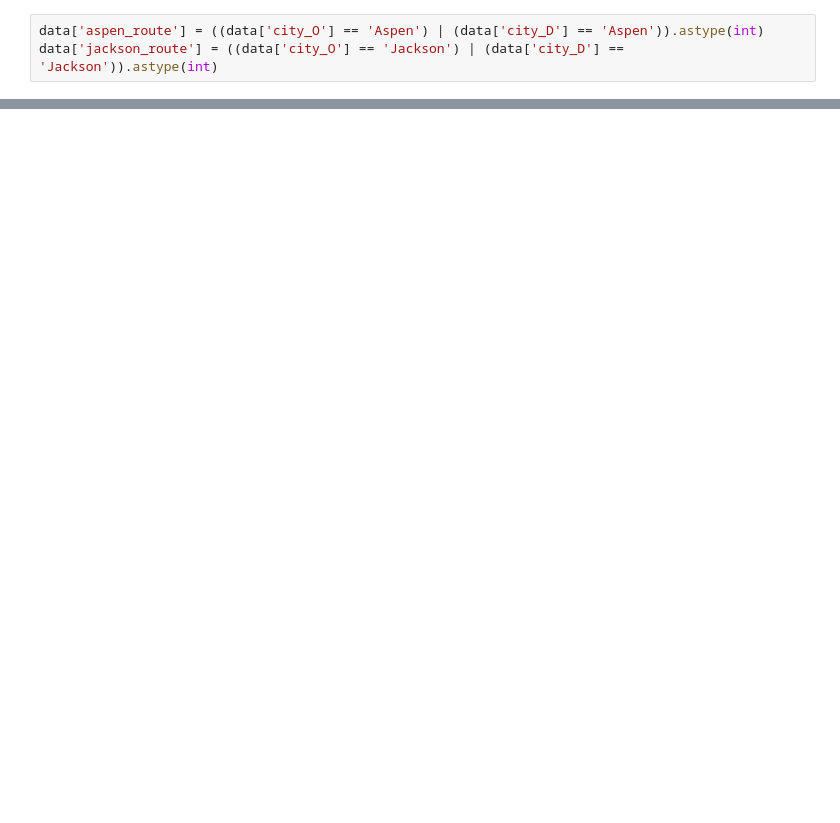
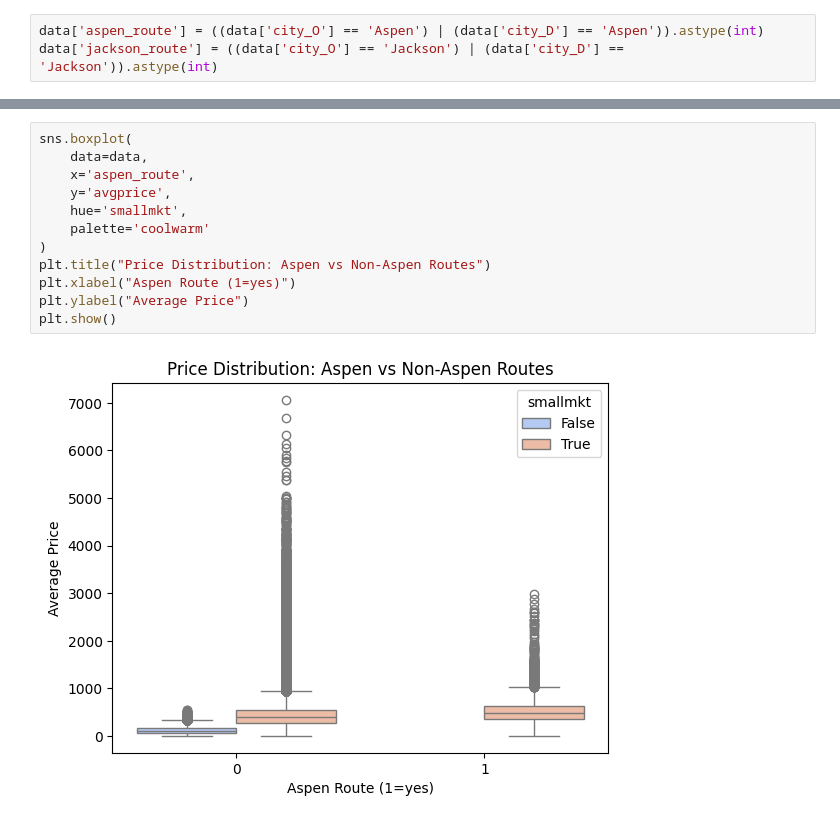
Before and after one commit to ZlataSparrow/Airline_Price_Discrimination, a Jupyter notebook: notebooks/03_Pricing_Rich_Markets.ipynb, the cells around one changed output, grey strips where cells are left out. Cells and saved outputs as stored; diff of their text form; blank space fills up the shorter version.

```diff
--- a/notebooks/03_Pricing_Rich_Markets.ipynb
+++ b/notebooks/03_Pricing_Rich_Markets.ipynb
@@ -809,0 +698,14 @@ Index(['origin', 'finaldest', 'return', 'year', 'quarter', 'airports',
+# %%
+sns.boxplot(
+    data=data,
+    x='aspen_route',
+    y='avgprice',
+    hue='smallmkt',
+    palette='coolwarm'
+)
+plt.title("Price Distribution: Aspen vs Non-Aspen Routes")
+plt.xlabel("Aspen Route (1=yes)")
+plt.ylabel("Average Price")
+plt.show()
+# %% [output]
+[figure, added]
```
Also changed, not shown: parts of 124 cells of this notebook, 1 other file.
